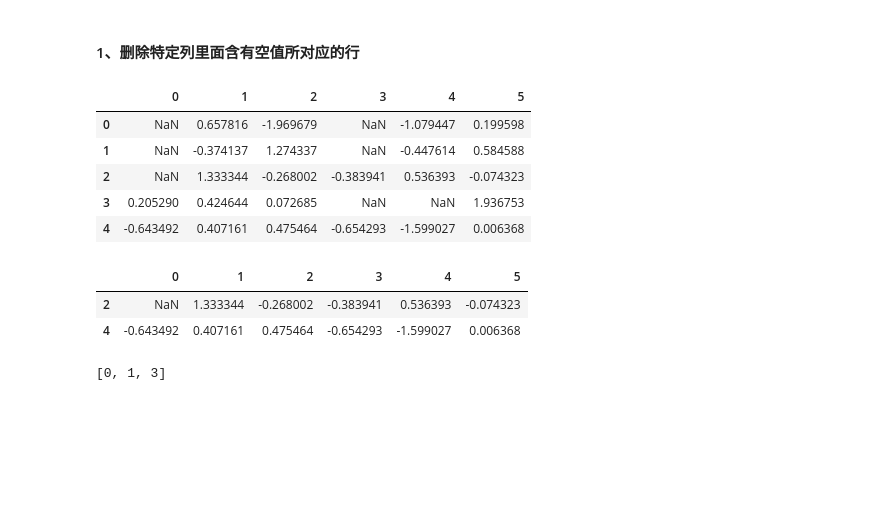
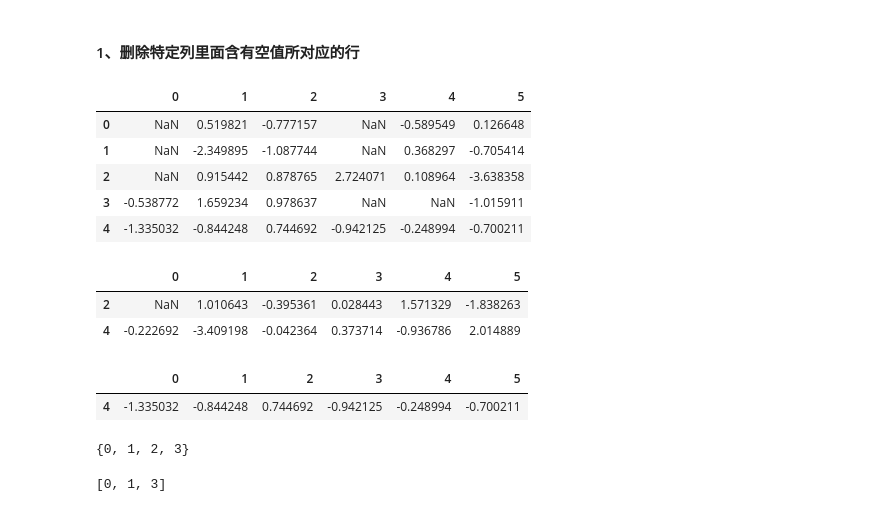
Before and after one commit to INKWWW/python_project, a Jupyter notebook: tricks/pandas_trick.ipynb, the cells around one changed output. Saved outputs shown, nothing was run; the diff lists cells and outputs as text; code cells hidden in the pictures; blank space fills up the shorter version.

```diff
--- a/tricks/pandas_trick.ipynb
+++ b/tricks/pandas_trick.ipynb
@@ -4,28 +4,42 @@ import numpy as np
 # %% [markdown]
 #### 1、删除特定列里面含有空值所对应的行
 # %%
-df = pd.DataFrame(np.random.randn(5,6))
+df_1 = pd.DataFrame(np.random.randn(5,6))
 # Make a few areas have NaN values
-df.iloc[0,3] = np.nan
-df.iloc[1,3] = np.nan
-df.iloc[3,3:5] = np.nan
-df.iloc[[0,1,2],0] = np.nan
-df
+df_1.iloc[0,3] = np.nan
+df_1.iloc[1,3] = np.nan
+df_1.iloc[3,3:5] = np.nan
+df_1.iloc[[0,1,2],0] = np.nan
+df_1
 # %% [output]
 |  | 0 | 1 | 2 | 3 | 4 | 5 |
-| 0 | NaN | 0.657816 | -1.969679 | NaN | -1.079447 | 0.199598 |
-| 1 | NaN | -0.374137 | 1.274337 | NaN | -0.447614 | 0.584588 |
-| 2 | NaN | 1.333344 | -0.268002 | -0.383941 | 0.536393 | -0.074323 |
-| 3 | 0.205290 | 0.424644 | 0.072685 | NaN | NaN | 1.936753 |
-| 4 | -0.643492 | 0.407161 | 0.475464 | -0.654293 | -1.599027 | 0.006368 |
+| 0 | NaN | 0.519821 | -0.777157 | NaN | -0.589549 | 0.126648 |
+| 1 | NaN | -2.349895 | -1.087744 | NaN | 0.368297 | -0.705414 |
+| 2 | NaN | 0.915442 | 0.878765 | 2.724071 | 0.108964 | -3.638358 |
+| 3 | -0.538772 | 1.659234 | 0.978637 | NaN | NaN | -1.015911 |
+| 4 | -1.335032 | -0.844248 | 0.744692 | -0.942125 | -0.248994 | -0.700211 |
 # %%
 # 删掉index=3的列中为空值的行
-df_new = df.drop(axis=0, index=df[df.iloc[:,3].isnull()==True].index.tolist())
-df_new
+df_1_new = df_1.drop(axis=0, index=df_1[df_1.iloc[:, 3].isnull()==True].index.tolist())
+df_1_new
 # %% [output]
 |  | 0 | 1 | 2 | 3 | 4 | 5 |
-| 2 | NaN | 1.333344 | -0.268002 | -0.383941 | 0.536393 | -0.074323 |
-| 4 | -0.643492 | 0.407161 | 0.475464 | -0.654293 | -1.599027 | 0.006368 |
+| 2 | NaN | 1.010643 | -0.395361 | 0.028443 | 1.571329 | -1.838263 |
+| 4 | -0.222692 | -3.409198 | -0.042364 | 0.373714 | -0.936786 | 2.014889 |
+# %%
+# 删除多列中任意一列有空值对应的行 index=3 和 index=0 的列
+delete_index = df_1[df_1.iloc[:, 3].isnull()==True].index.tolist() +  df_1[df_1.iloc[:, 0].isnull()==True].index.tolist()
+df_1_new_1 = df_1.drop(axis=0, index=delete_index)  # index接一个set也是可以的
+df_1_new_1
+# %% [output]
+|  | 0 | 1 | 2 | 3 | 4 | 5 |
+| 4 | -1.335032 | -0.844248 | 0.744692 | -0.942125 | -0.248994 | -0.700211 |
+# %%
+l_1 = df_1[df_1.iloc[:, 3].isnull()==True].index.tolist()  +  df_1[df_1.iloc[:, 0].isnull()==True].index.tolist()
+l_1 = set(l_1)
+l_1
+# %% [output]
+{0, 1, 2, 3}
 # %%
 df[df.iloc[:,3].isnull()==True].index.tolist()
 # %% [output]
```
Also changed, not shown: 1 other file.
